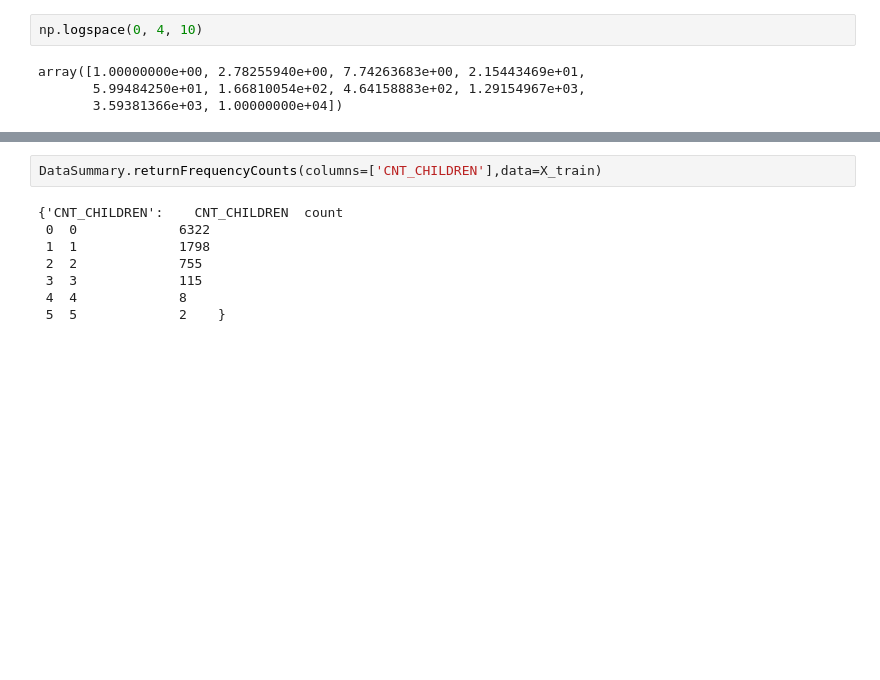
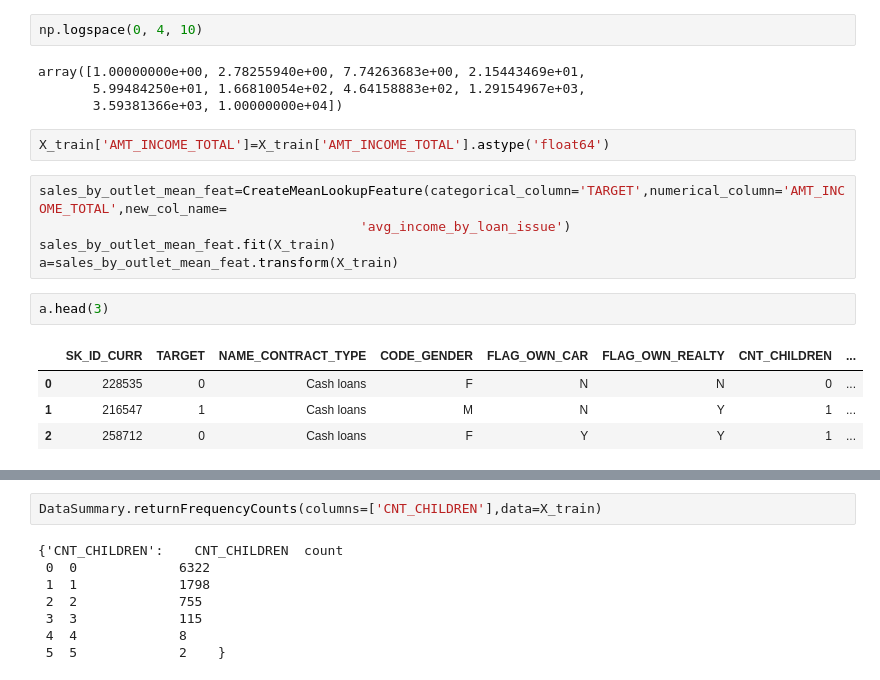
Before and after one commit to shanky221341/machine_learning, a Jupyter notebook: Notebooks/Credit Risk prediction.ipynb, the cells around one changed output, grey strips where cells are left out. Saved outputs shown, nothing was run; the diff lists cells and outputs as text; blank space fills up the shorter version.

```diff
--- a/Notebooks/Credit Risk prediction.ipynb
+++ b/Notebooks/Credit Risk prediction.ipynb
@@ -143,4 +188,18 @@ np.logspace(0, 4, 10)
 array([1.00000000e+00, 2.78255940e+00, 7.74263683e+00, 2.15443469e+01,
        5.99484250e+01, 1.66810054e+02, 4.64158883e+02, 1.29154967e+03,
        3.59381366e+03, 1.00000000e+04])
+# %%
+X_train['AMT_INCOME_TOTAL']=X_train['AMT_INCOME_TOTAL'].astype('float64')
+# %%
+sales_by_outlet_mean_feat=CreateMeanLookupFeature(categorical_column='TARGET',numerical_column='AMT_INCOME_TOTAL',new_col_name=
+                                         'avg_income_by_loan_issue')
+sales_by_outlet_mean_feat.fit(X_train)
+a=sales_by_outlet_mean_feat.transform(X_train)
+# %%
+a.head(3)
+# %% [output]
+|  | SK_ID_CURR | TARGET | NAME_CONTRACT_TYPE | CODE_GENDER | FLAG_OWN_CAR | FLAG_OWN_REALTY | CNT_CHILDREN | ... |
+| 0 | 228535 | 0 | Cash loans | F | N | N | 0 | ... |
+| 1 | 216547 | 1 | Cash loans | M | N | Y | 1 | ... |
+| 2 | 258712 | 0 | Cash loans | F | Y | Y | 1 | ... |
 # %%
```
Also changed, not shown: parts of 37 cells of this notebook, 2 other files.
